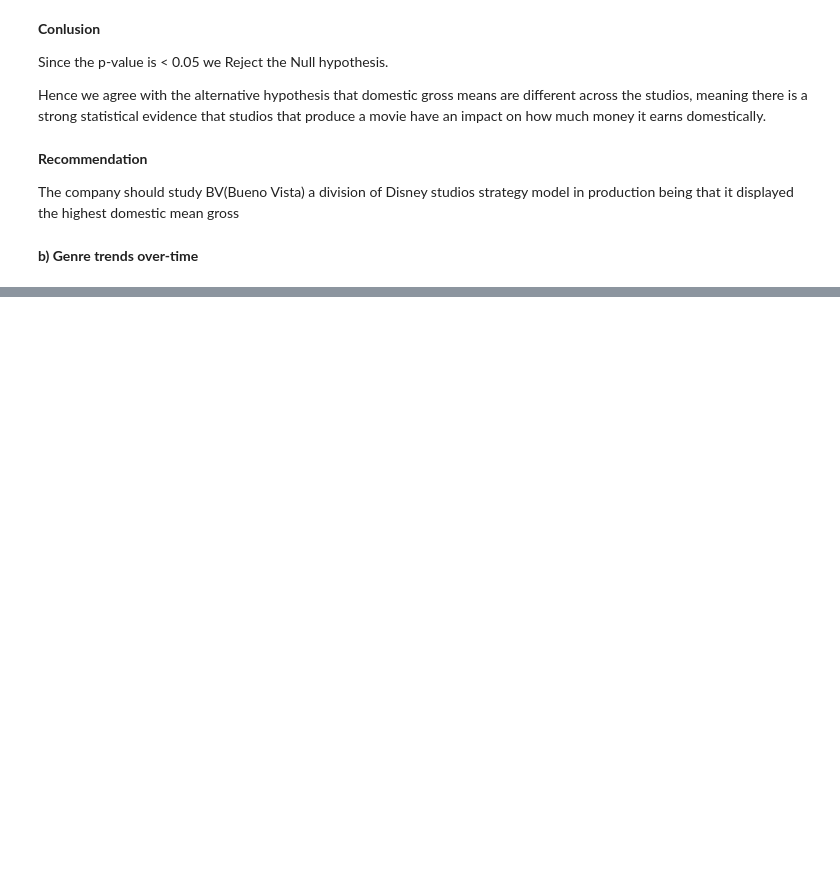
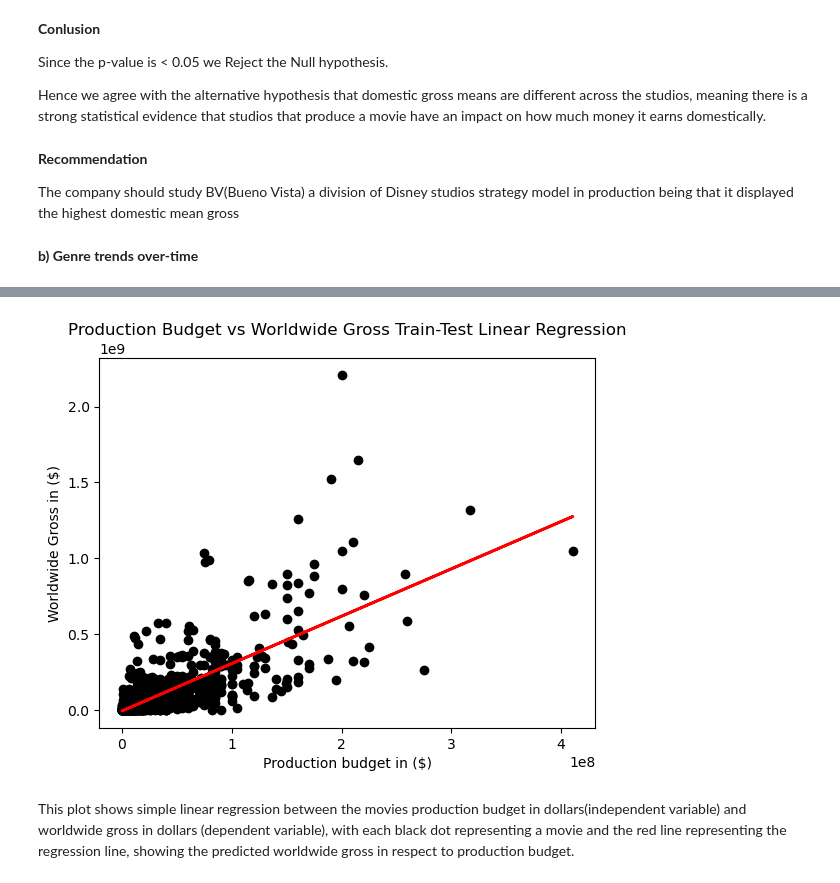
Before and after one commit to Meshack7468/PROJECT-2, a Jupyter notebook: index.ipynb, the cells around one changed output, grey strips where cells are left out. Cells and saved outputs as stored; diff of their text form; code cells hidden in the pictures; blank space fills up the shorter version.

```diff
--- a/index.ipynb
+++ b/index.ipynb
@@ -361,0 +421,7 @@ plt.show()
+# %%
+from sklearn.model_selection import train_test_split
+# target variables
+x = movie_budget_df["production_budget"].values.reshape(-1,1)
+y = movie_budget_df["worldwide_gross"].values
+# spliting the data into test and train sets. 20% test, 80% train
+budget_train, budget_test, gross_train, gross_test = train_test_split(x, y, test_size=0.2, random_state=0)
@@ -361,0 +444,7 @@ plt.show()
+# %%
+# comparing actual and predicted
+gross_predict = model.predict(budget_test)
+#creating a comparison DataFrame
+comparison_frame = pd.DataFrame({"Actual" : gross_test.flatten(), "predicted" : gross_predict.flatten()})
+#display stats
+comparison_frame.describe()
@@ -361,0 +461,14 @@ plt.show()
+# %%
+#plotting scatter and regression line
+plt.scatter(budget_test, gross_test, color="black")
+plt.plot(budget_test, gross_predict, color="red", linewidth=2)
+plt.title("Production Budget vs Worldwide Gross Train-Test Linear Regression")
+plt.xlabel("Production budget in ($)")
+plt.ylabel("Worldwide Gross in ($)")
+plt.show()
+# %% [output]
+[figure, added]
+# %% [markdown]
+This plot shows simple linear regression between the movies production budget in dollars(independent variable)  and worldwide gross in dollars
+(dependent variable), with each black dot representing a movie and  the red line representing the regression line, showing the predicted worldwide gross
+in respect to production budget.
```
Also changed, not shown: parts of 38 cells of this notebook.
